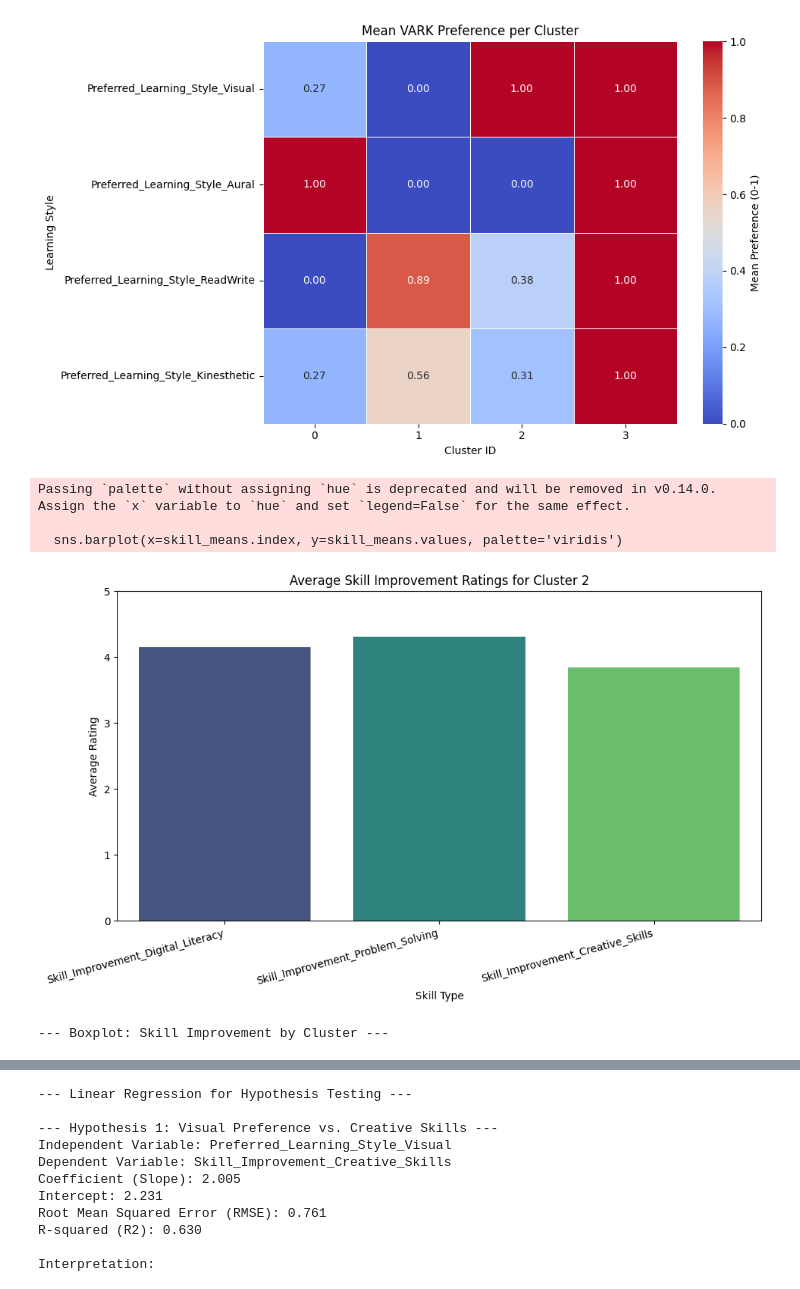
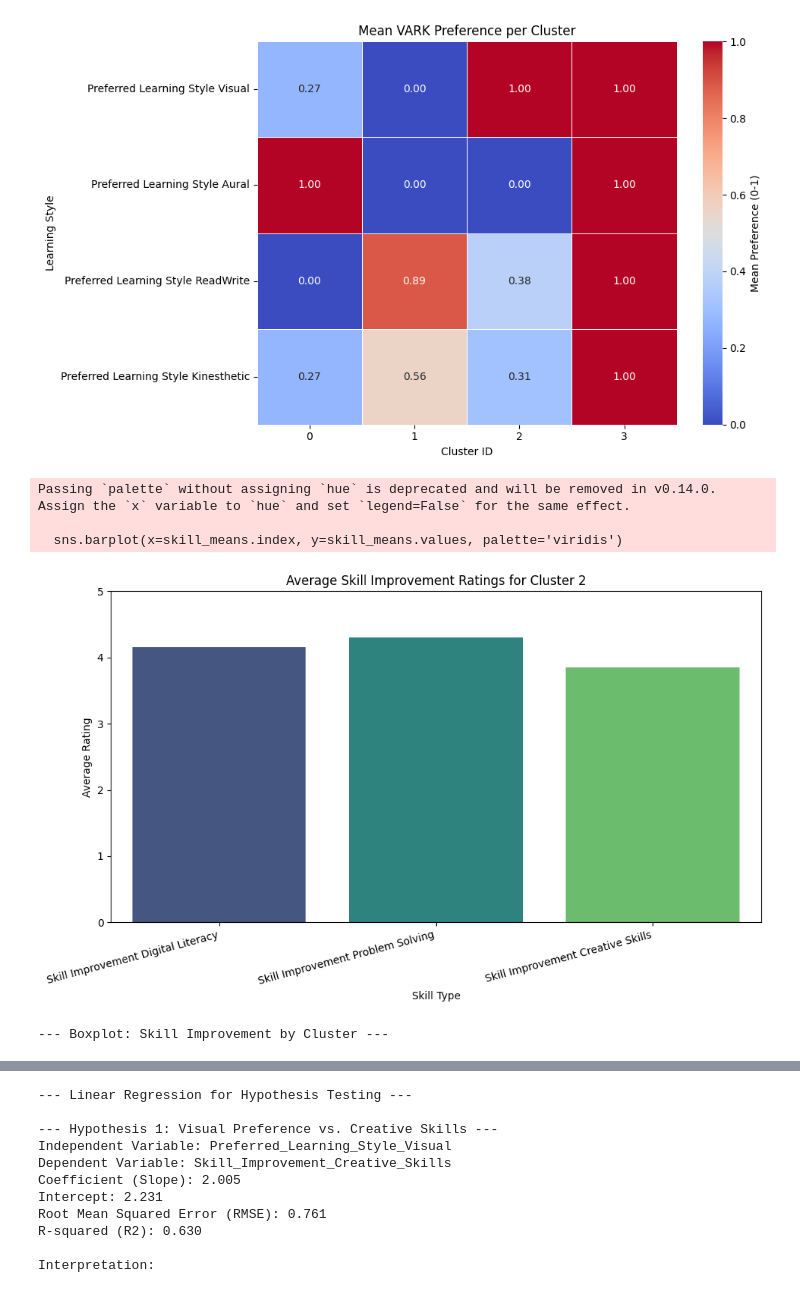
Before and after one commit to plamenna-petrova/stem-multimodal-strategies-data-analysis, a Jupyter notebook: questionnaire-data-analysis.ipynb, the cells around one changed output, grey strips where cells are left out. Cells and saved outputs as stored; diff of their text form; code cells hidden in the pictures.

Commit message:
Labels without underscores for the labels

```diff
--- a/questionnaire-data-analysis.ipynb
+++ b/questionnaire-data-analysis.ipynb
@@ -13,9 +13,6 @@ import seaborn as sns
 import numpy as np
 from io import StringIO
 
-# --- Data Loading (Simulated with more randomized values for diversity) ---
-# This data has been regenerated to provide more unique participant responses,
-# which should lead to more distinct cluster centroids and better visualization.
 csv_data = """Participant_ID,Overall_Ease_of_Use,Multimodal_Feature_Effectiveness,Preferred_Learning_Style_Visual,Preferred_Learning_Style_Aural,Preferred_Learning_Style_ReadWrite,Preferred_Learning_Style_Kinesthetic,Platform_Performance,Influence_of_Content_Creation,Skill_Improvement_Digital_Literacy,Skill_Improvement_Problem_Solving,Skill_Improvement_Creative_Skills,Adaptability_to_Learning_Style,Advantage_over_Traditional_LMS,Satisfaction_with_Current_Features,Overall_Value,Additional_Comments
 1,4,5,1,0,1,0,5,4,4,5,4,4,4,3,5,"The visual diagrams are incredibly helpful, but I wish there were more interactive quizzes."
 2,3,3,0,1,0,1,3,2,3,3,2,3,2,2,3,"The platform is slow on my old tablet. Audio narration is good, but content creation was confusing."
@@ -61,8 +58,6 @@ csv_data = """Participant_ID,Overall_Ease_of_Use,Multimodal_Feature_Effectivenes
 df = pd.read_csv(StringIO(csv_data))
 
 # --- K-Means Clustering for Learning Styles ---
-# This block performs clustering and stores the results in the DataFrame.
-# The DataFrame `df` is then available for the visualization block.
 print("--- K-Means Clustering for Learning Styles ---")
 
 vark_features = [
@@ -73,38 +68,37 @@ vark_features = [
 ]
 
 X_vark = df[vark_features]
-chosen_k = 4 # We start with 4 clusters as a preference
+
+print(X_vark.describe());
+
+chosen_k = 4
 
 if len(X_vark) < chosen_k:
     print(f"Warning: Number of samples ({len(X_vark)}) is less than chosen_k ({chosen_k}). Adjusting k to {len(X_vark)}.")
     chosen_k = len(X_vark)
 
 if chosen_k > 1:
-    # Use a while loop to dynamically reduce k until no empty clusters are formed.
     while True:
         try:
             kmeans_model = KMeans(n_clusters=chosen_k, random_state=1, n_init=20)
             df['VARK_Cluster'] = kmeans_model.fit_predict(X_vark)
 
-            # Check for empty clusters. If the number of unique clusters is less than k, there are empty ones.
             if len(df['VARK_Cluster'].unique()) == chosen_k:
                 print(f"Successfully clustered into {chosen_k} groups.")
-                break # Exit the loop if clustering is successful
+                break
             else:
-                # If there are empty clusters, reduce k and try again
                 chosen_k = len(df['VARK_Cluster'].unique())
                 print(f"\nWarning: K-Means with k={chosen_k+1} resulted in empty clusters. Re-running with k={chosen_k}.")
 
         except ValueError as e:
-            # This handles the case where k becomes 1 or less
             if "n_clusters must be greater than 1" in str(e):
                 print("Only one or zero clusters can be formed. No clustering performed.")
                 chosen_k = 1
                 df['VARK_Cluster'] = 0
                 break
             else:
-                raise # Re-raise the error if it's something else
-else: # If chosen_k starts at 1 or 0
+                raise #
+else:
     if chosen_k == 0:
         print("No data to cluster.")
         df['VARK_Cluster'] = -1
@@ -115,7 +109,6 @@ else: # If chosen_k starts at 1 or 0
 
 if chosen_k > 1:
     cluster_centers = kmeans_model.cluster_centers_
-    # Ensure all values are non-negative before rounding to fix the -0.00 issue
     cluster_centers_df = pd.DataFrame(np.maximum(0, cluster_centers), columns=vark_features).round(2)
     cluster_centers_df.index.name = "Cluster ID"
     print("\nCluster Centroids (Mean Preference for each VARK style in each cluster):")
@@ -134,19 +127,30 @@ if chosen_k > 1: # Only create visualizations if clustering was successful
     print("\n--- Visualizing Cluster Characteristics ---")
 
     # 1. Heatmap of Cluster Centroids
-    # This visualizes the 'personality' of each cluster based on VARK preferences.
+    cleaned_y_labels = [label.replace('_', ' ') for label in cluster_centers_df.columns]
+
     plt.figure(figsize=(10, 6))
-    sns.heatmap(cluster_centers_df.T, annot=True, cmap='coolwarm', fmt=".2f", linewidths=.5, cbar_kws={'label': 'Mean Preference (0-1)'})
+    sns.heatmap(
+        cluster_centers_df.T,
+        annot=True,
+        cmap='coolwarm',
+        fmt=".2f",
+        linewidths=.5,
+        cbar_kws={'label': 'Mean Preference (0-1)'}
+    )
     plt.title('Mean VARK Preference per Cluster')
     plt.xlabel('Cluster ID')
     plt.ylabel('Learning Style')
-    plt.yticks(rotation=0)
+    plt.yticks(
+        ticks=np.arange(len(cleaned_y_labels)) + 0.5,
+        labels=cleaned_y_labels,
+        rotation=0
+    )
     plt.tight_layout()
     plt.show()
-
-cluster_sizes = df['VARK_Cluster'].value_counts()
-cluster_id = cluster_sizes.idxmax()
-cluster_data = df[df['VARK_Cluster'] == cluster_id]
+    cluster_sizes = df['VARK_Cluster'].value_counts()
+    cluster_id = cluster_sizes.idxmax()
+    cluster_data = df[df['VARK_Cluster'] == cluster_id]
 
 if not cluster_data.empty:
     skill_improvement_cols = [
@@ -163,7 +167,12 @@ if not cluster_data.empty:
     plt.title(f'Average Skill Improvement Ratings for Cluster {cluster_id}')
     plt.xlabel('Skill Type')
     plt.ylabel('Average Rating')
-    plt.xticks(rotation=15, ha='right')
+    plt.xticks(
+        ticks=range(len(skill_means.index)),
+        labels=[label.replace('_', ' ') for label in skill_means.index],
+        rotation=15,
+        ha='right'
+    )
     plt.ylim(0, 5)
     plt.tight_layout()
     plt.show()
@@ -171,13 +180,13 @@ if not cluster_data.empty:
     # 3. Boxplot showing skill improvement distributions across all clusters
     print("\n--- Boxplot: Skill Improvement by Cluster ---")
 
-    # Melt the data for seaborn boxplot
     melted_df = df.melt(
         id_vars='VARK_Cluster',
         value_vars=skill_improvement_cols,
         var_name='Skill Type',
         value_name='Rating'
     )
+    melted_df['Skill Type'] = melted_df['Skill Type'].str.replace('_', ' ')
 
     plt.figure(figsize=(12, 6))
     sns.boxplot(x='Skill Type', y='Rating', hue='VARK_Cluster', data=melted_df, palette='Set3')
@@ -208,10 +217,10 @@ Cluster ID
 3     7
 Name: count, dtype: int64
 
 --- Visualizing Cluster Characteristics ---
-[figure, old version]
+[figure, new version]
 Passing `palette` without assigning `hue` is deprecated and will be removed in v0.14.0. Assign the `x` variable to `hue` and set `legend=False` for the same effect.
 
   sns.barplot(x=skill_means.index, y=skill_means.values, palette='viridis')
-[figure, old version]
+[figure, new version]
 --- Boxplot: Skill Improvement by Cluster ---
```
Also changed, not shown: parts of 1 cell of this notebook.
